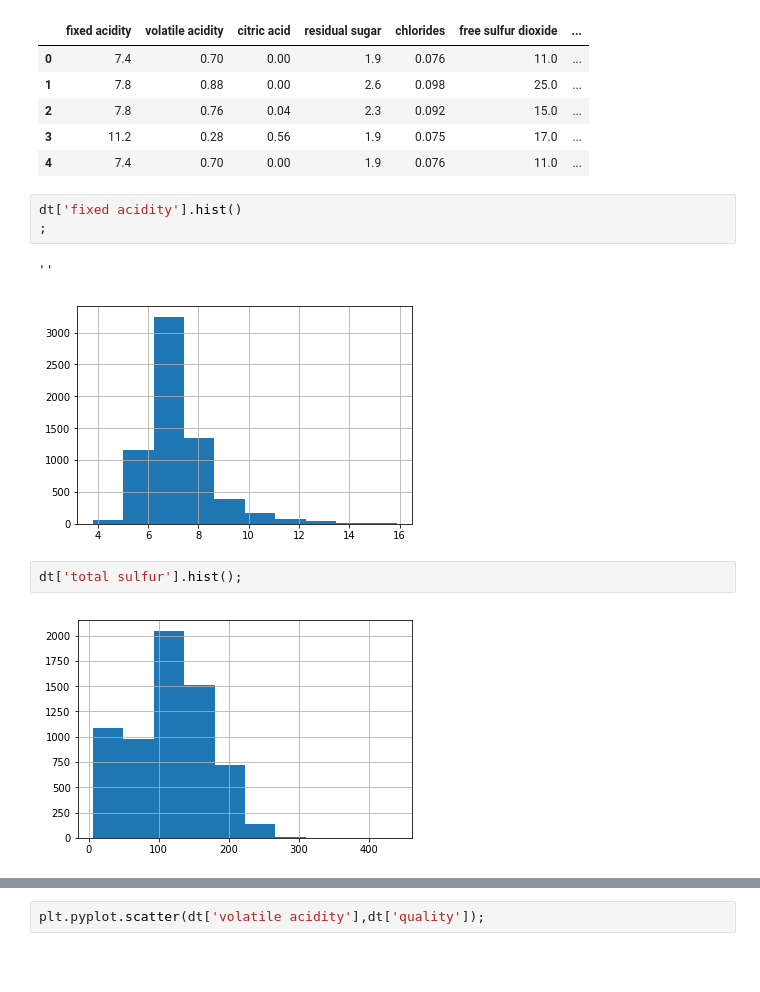
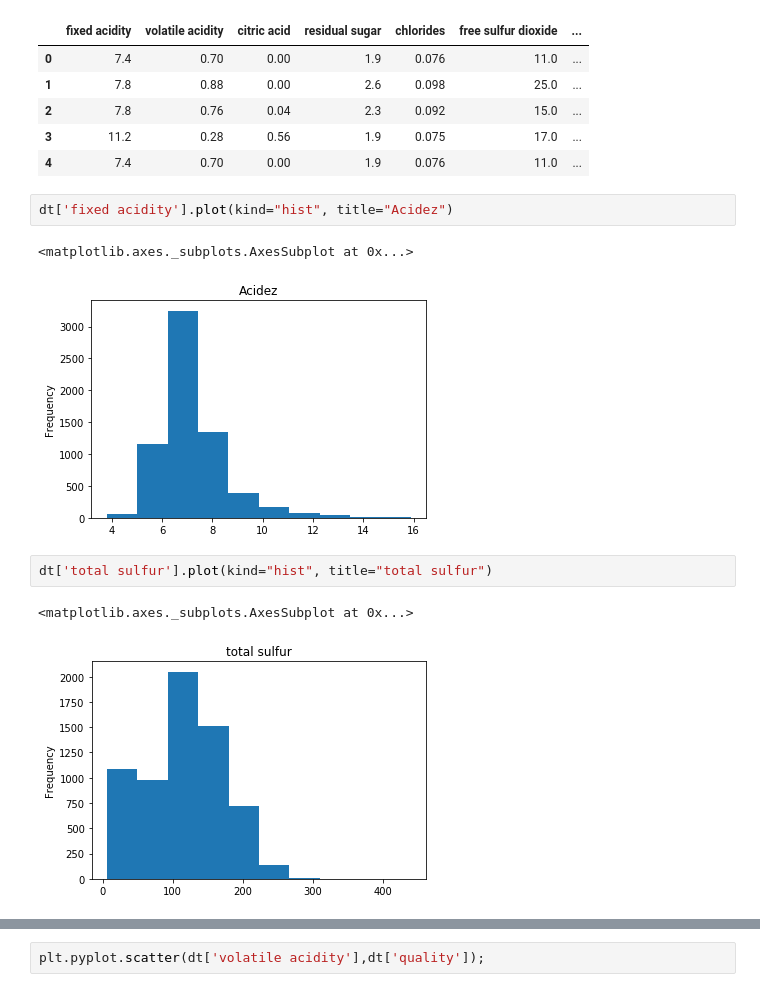
Before and after one commit to victoraugustosouza/jupyter_FDS1, a Jupyter notebook: victor.ipynb, the cells around one changed output, grey strips where cells are left out. Drawn from its saved outputs; the diff is of its cells as text; blank space fills up the shorter version.

```diff
--- a/victor.ipynb
+++ b/victor.ipynb
@@ -63,12 +63,12 @@ dt.head()
 | 3 | 11.2 | 0.28 | 0.56 | 1.9 | 0.075 | 17.0 | ... |
 | 4 | 7.4 | 0.70 | 0.00 | 1.9 | 0.076 | 11.0 | ... |
 # %%
-dt['fixed acidity'].hist()
-;
+dt['fixed acidity'].plot(kind="hist", title="Acidez")
 # %% [output]
-''
+<matplotlib.axes._subplots.AxesSubplot at 0x...>
-[figure, old version]
+[figure, new version]
 # %%
-dt['total sulfur'].hist();
+dt['total sulfur'].plot(kind="hist", title="total sulfur")
 # %% [output]
+<matplotlib.axes._subplots.AxesSubplot at 0x...>
-[figure, old version]
+[figure, new version]
```
Also changed, not shown: parts of 4 cells of this notebook.
